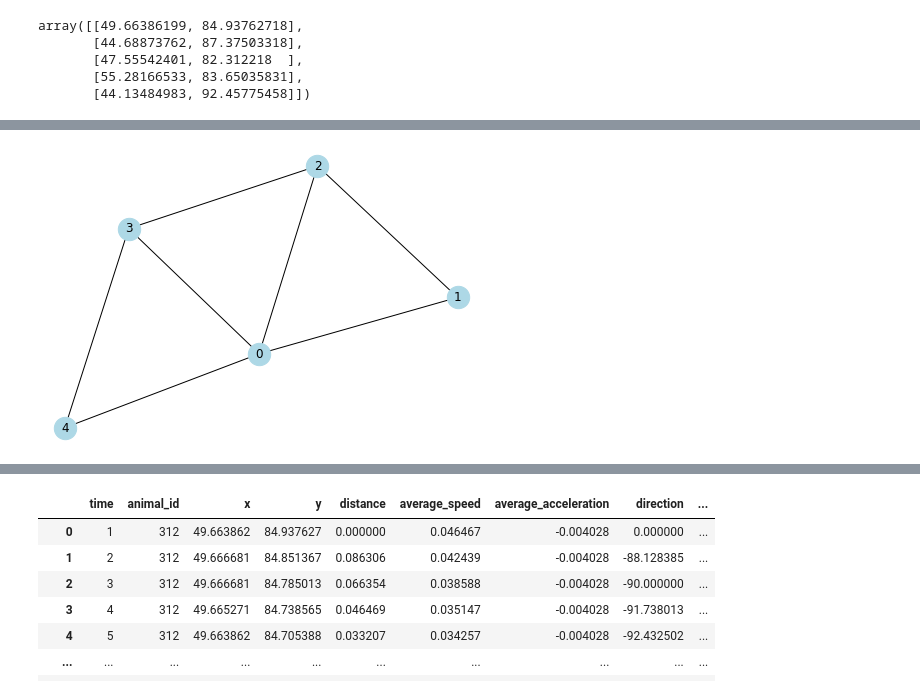
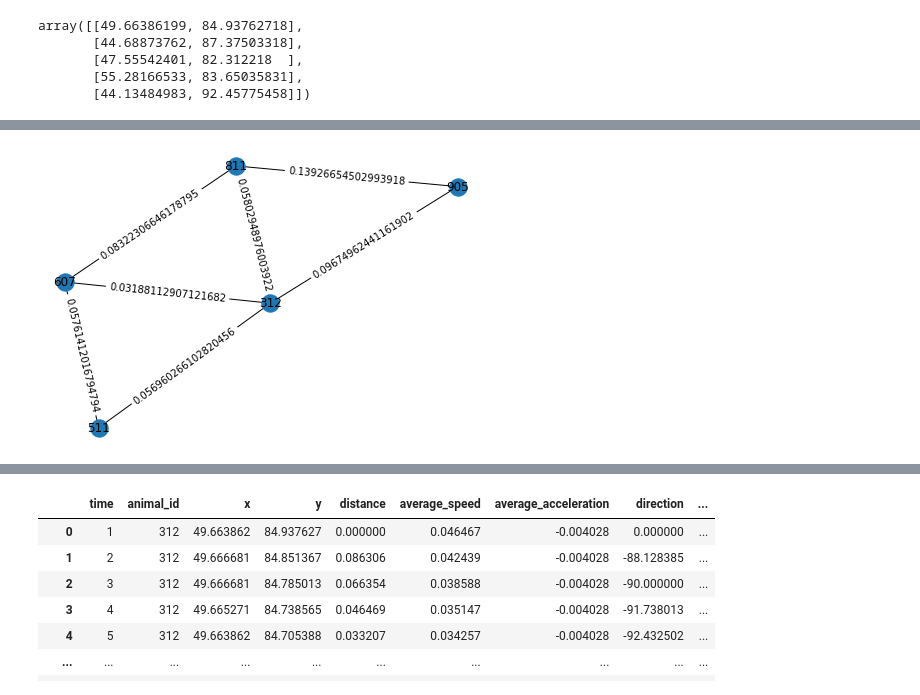
Before and after one commit to dbvis-ukon/movekit, a Jupyter notebook: examples/clustering examples.ipynb, the cells around one changed output, grey strips where cells are left out. Cells and saved outputs as stored; diff of their text form; code cells hidden in the pictures.

Commit message:
networkx edges nodes running in example file

```diff
--- a/examples/clustering examples.ipynb
+++ b/examples/clustering examples.ipynb
@@ -288,0 +321,20 @@ array([[49.66386199, 84.93762718],
+# %%
+dists = dists_time[1].drop(['time', 'animal_id', 'x', 'y'], axis=1).to_dict()
+
+
+values = list(itertools.chain.from_iterable(pd.DataFrame(dists).values.tolist()))
+
+keys = list(itertools.product(list(dists_time[1]['animal_id']),list(dists.keys())))
+
+nodelabs = dict(zip(keys, values))
+
+for k,v in nodelabs.items():
+    nodelabs[k] = {'distance': v}
+
+
+for k in list(nodelabs):
+    if k not in graph_list[1].edges():
+        del nodelabs[k]
+
+
+nx.set_edge_attributes(graph_list[1], nodelabs)
@@ -289,48 +396,91 @@ array([[49.66386199, 84.93762718],
 # %%
-'''
-Dynamic Graph steps:
 
-1.) Each time step has a new graph, put them in a list.
+# Delaunay Objects
+del_dict = spatial_obj[['time', 'delaunay_object']].to_dict('list')
 
-2.) For each time step, create a new graph and put them in a Python3 list.
-From 'delaunay simplices' you create a new graph. nodes are animals and links
-are nearest neighbors. links should encode distances.
+# Point Labels
+aidlst = sorted(list(set(preprocessed_data['animal_id'])))
+ids = list(range(0,len(aidlst)))
+id_dictionary = dict(zip(ids, aidlst))
 
-3.) Apply DG clustering on these graphs to get clusters over time.
+# Euclidean dists grouped into time
+dists_time = timewise_dict(mkit.euclidean_dist(preprocessed_data))
 
-4.) Compare results between DG and ST algos.
-'''
+# Pointwise features grouped into time
+data_groups_time = timewise_dict(mkit.extract_features(preprocessed_data))
+
+# Groupwise features
+grp = timewise_dict(get_group_data(preprocessed_data))
+
 
 
 # Python3 list to hold a graph for each time step-
 graph_list = []
 
 
 # Create a new graph for each time step, compute edges, add them to graph and
 # finally, add graph to Python3 list-
-for item in del_dict['delaunay_object']:
+for item in range(0,len(del_dict['delaunay_object'])):
     # Create an empty graph with no nodes and no edges.
     G = nx.Graph()
 
     # Add path to graph-
-    for path in item.simplices:
+    for path in del_dict['delaunay_object'][item].simplices:
         nx.add_path(G, path)
+
+    # Append node attributes
+    nx.set_node_attributes(G, data_groups_time[item+1].to_dict('index'))
+
+    # Relabel nodes
+    G = nx.relabel_nodes(G, id_dictionary)
+
+
+
+    dists = dists_time[item+1].drop(['time', 'animal_id', 'x', 'y'], axis=1).to_dict()
+
+
+    values = list(itertools.chain.from_iterable(pd.DataFrame(dists).values.tolist()))
+
+    keys = list(itertools.product(list(dists_time[item+1]['animal_id']),list(dists.keys())))
+
+    nodelabs = dict(zip(keys, values))
+
+    for k,v in nodelabs.items():
+        nodelabs[k] = {'distance': v}
+
+
+    for k in list(nodelabs):
+        if k not in G.edges():
+            del nodelabs[k]
+
+
+    nx.set_edge_attributes(G, nodelabs)
 
     # Add graph of current time step to list-
     graph_list.append(G)
 
 
 # Sanity check-
 len(graph_list)
 # 43201
 
 # Sanity check-
 len(graph_list) == len(del_dict['time'])
 # True
 
+labels = nx.get_node_attributes(graph_list[9], 'animal_id')
 
 # Bonus: Visualize graph for time step '10'-
-nx.draw(graph_list[9], with_labels = True, node_size = 500, node_color = 'lightblue')
+
+pos = nx.spring_layout(graph_list[9])
+
+
+nx.draw(graph_list[9], pos)
+node_labels = nx.get_node_attributes(graph_list[9], 'animal_id')
+nx.draw_networkx_labels(graph_list[9], pos=pos, labels=node_labels)
+
+edge_labels = nx.get_edge_attributes(graph_list[9], 'distance')
+nx.draw_networkx_edge_labels(graph_list[9], pos=pos, edge_labels=edge_labels)
 plt.show()
 # %% [output]
-[figure, old version]
+[figure, new version]
```
Also changed, not shown: parts of 28 cells of this notebook, 2 other files.
